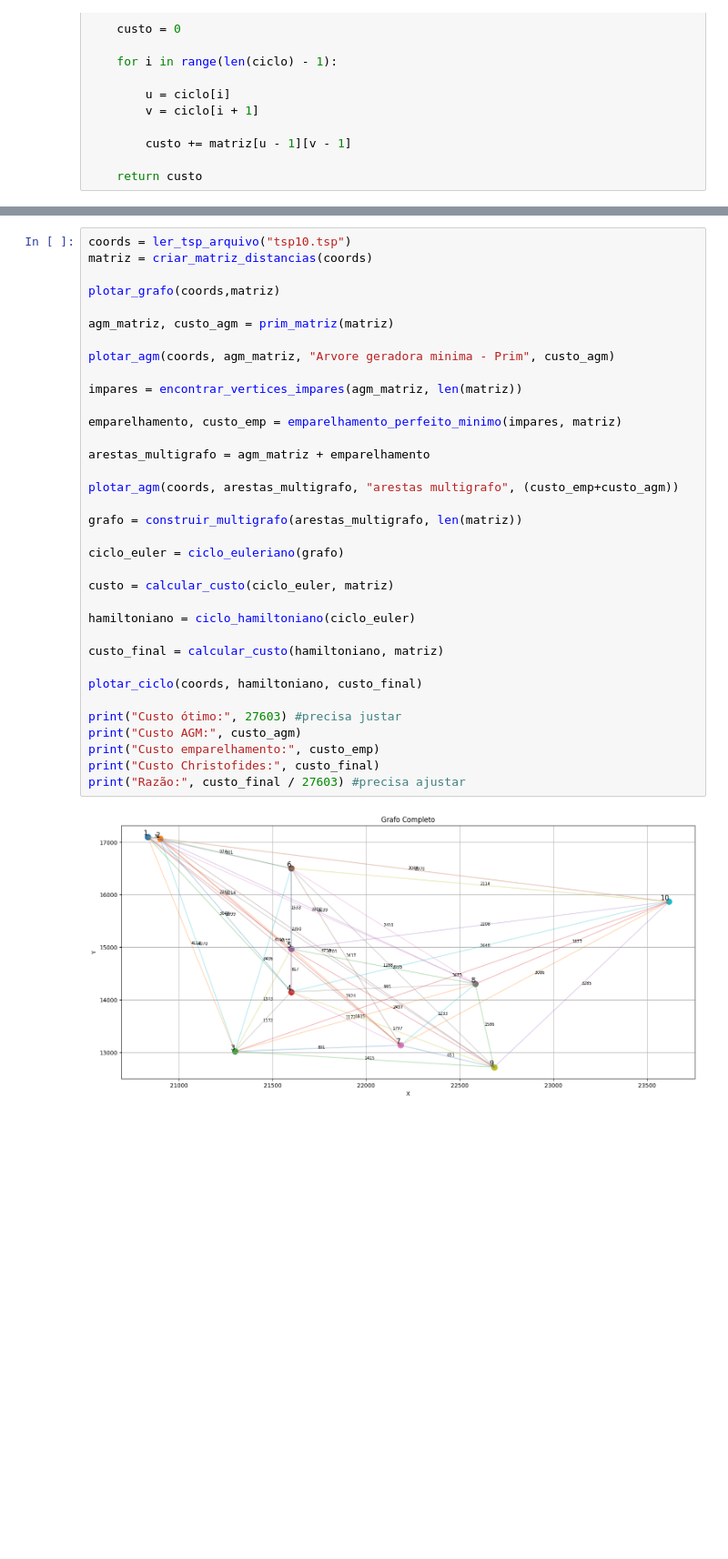
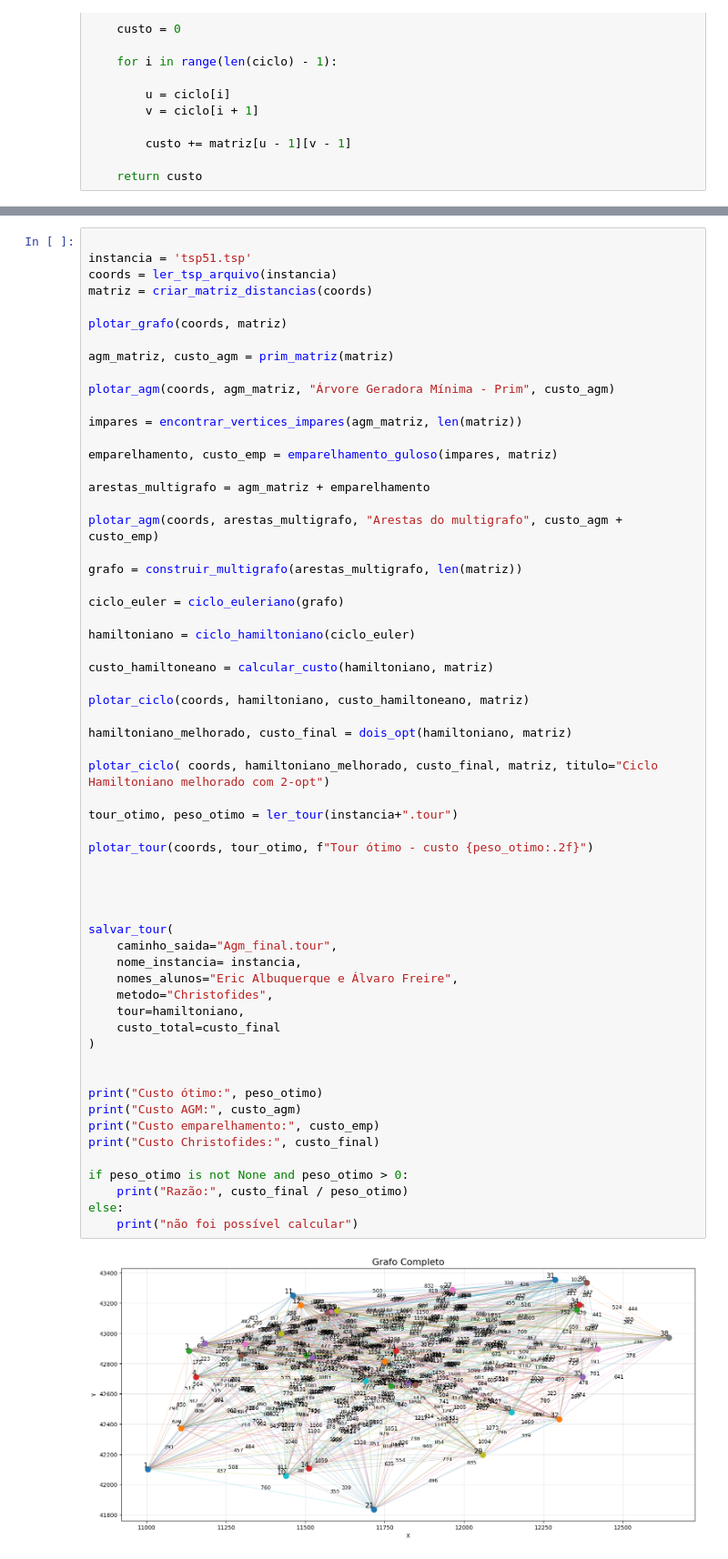
Before and after one commit to Erc-prog-xD/Grafos_trabfinal, a Jupyter notebook: notebook.ipynb, the cells around one changed output, grey strips where cells are left out. Shown at 91% size. Cells and saved outputs as stored; diff of their text form; blank space fills up the shorter version.

Commit message:
otmizando cicli hamiltoneano, criando arquivo e plotando matriz otima

```diff
--- a/notebook.ipynb
+++ b/notebook.ipynb
@@ -320,37 +437,62 @@ def calcular_custo(ciclo, matriz):
 # %%
-coords = ler_tsp_arquivo("tsp10.tsp")
+
+instancia = 'tsp51.tsp'
+coords = ler_tsp_arquivo(instancia)
 matriz = criar_matriz_distancias(coords)
 
-plotar_grafo(coords,matriz)
+plotar_grafo(coords, matriz)
 
 agm_matriz, custo_agm = prim_matriz(matriz)
 
-plotar_agm(coords, agm_matriz, "Arvore geradora minima - Prim", custo_agm)
+plotar_agm(coords, agm_matriz, "Árvore Geradora Mínima - Prim", custo_agm)
 
 impares = encontrar_vertices_impares(agm_matriz, len(matriz))
 
-emparelhamento, custo_emp = emparelhamento_perfeito_minimo(impares, matriz)
+emparelhamento, custo_emp = emparelhamento_guloso(impares, matriz)
 
 arestas_multigrafo = agm_matriz + emparelhamento
 
-plotar_agm(coords, arestas_multigrafo, "arestas multigrafo", (custo_emp+custo_agm))
+plotar_agm(coords, arestas_multigrafo, "Arestas do multigrafo", custo_agm + custo_emp)
 
 grafo = construir_multigrafo(arestas_multigrafo, len(matriz))
 
 ciclo_euler = ciclo_euleriano(grafo)
 
-custo = calcular_custo(ciclo_euler, matriz)
-
 hamiltoniano = ciclo_hamiltoniano(ciclo_euler)
 
-custo_final = calcular_custo(hamiltoniano, matriz)
+custo_hamiltoneano = calcular_custo(hamiltoniano, matriz)
 
-plotar_ciclo(coords, hamiltoniano, custo_final)
+plotar_ciclo(coords, hamiltoniano, custo_hamiltoneano, matriz)
 
-print("Custo ótimo:", 27603) #precisa justar
+hamiltoniano_melhorado, custo_final = dois_opt(hamiltoniano, matriz)
+
+plotar_ciclo( coords, hamiltoniano_melhorado, custo_final, matriz, titulo="Ciclo Hamiltoniano melhorado com 2-opt")
+
+tour_otimo, peso_otimo = ler_tour(instancia+".tour")
+
+plotar_tour(coords, tour_otimo, f"Tour ótimo - custo {peso_otimo:.2f}")
+
+
+
+
+salvar_tour(
+    caminho_saida="Agm_final.tour",
+    nome_instancia= instancia,
+    nomes_alunos="Eric Albuquerque e Álvaro Freire",
+    metodo="Christofides",
+    tour=hamiltoniano,
+    custo_total=custo_final
+)
+
+
+print("Custo ótimo:", peso_otimo)
 print("Custo AGM:", custo_agm)
 print("Custo emparelhamento:", custo_emp)
 print("Custo Christofides:", custo_final)
-print("Razão:", custo_final / 27603) #precisa ajustar
+
+if peso_otimo is not None and peso_otimo > 0:
+    print("Razão:", custo_final / peso_otimo)
+else:
+    print("não foi possível calcular")
 # %% [output]
-[figure, old version]
+[figure, new version]
```
Also changed, not shown: parts of 5 cells of this notebook, 2 other files.
